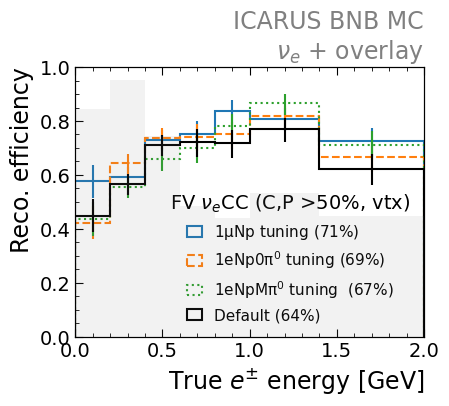
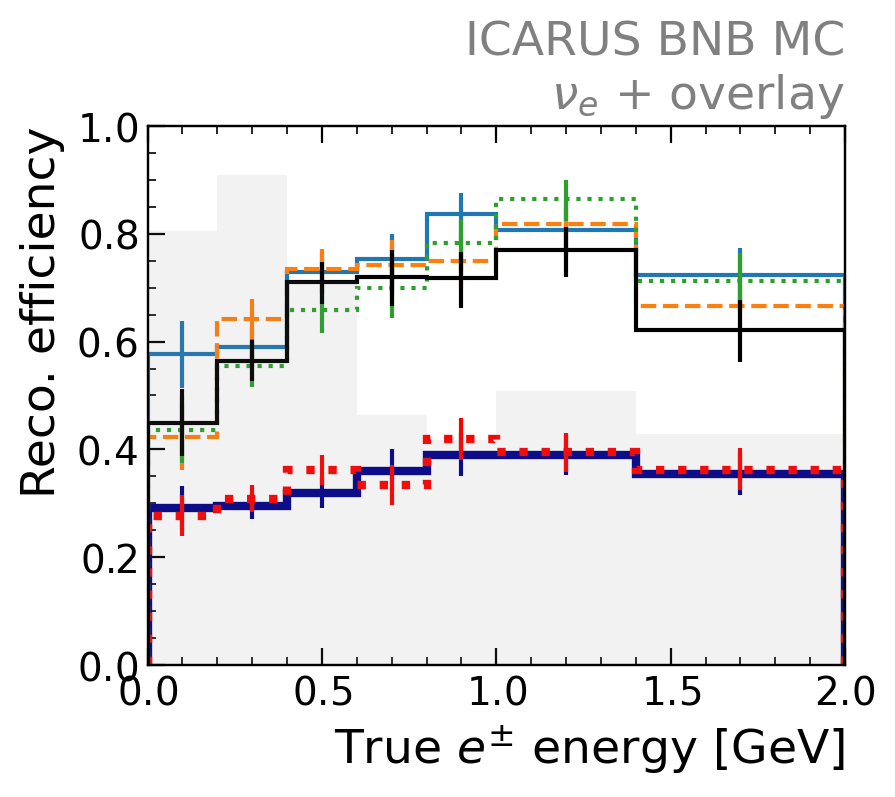
Unified diff of the notebook cell whose output changed from the first chart to the second:
--- before
+++ after
@@ -3,11 +3,8 @@
 # Variable
 
-'''
-Var = "nuenergy"
-# width = 0.2; binning = numpy.arange(0., 4+width, width)
-binning = [0, 0.4, 0.8, 1.2, 1.6, 2, 2.4, 2.8, 4]
-VarName = "True $\\nu_e$ energy [GeV]"
-'''
-
+# Var = "nuenergy"
+# # width = 0.2; binning = numpy.arange(0., 4+width, width)
+# binning = [0, 0.4, 0.8, 1.2, 1.6, 2, 2.4, 2.8, 4]
+# VarName = "True $\\nu_e$ energy [GeV]"
 
 Var = "collenergytruth"
@@ -15,16 +12,21 @@
 VarName = "True $e^{\pm}$ energy [GeV]"
 
+# Var = "dirytruth"
+# binning = [-1, -0.8, -0.6, -0.4, -0.2, 0, 0.2, 0.4, 0.6, 0.8, 1]
+# VarName = "cos($\\theta_y^{\\mathrm{true}}$)"
 
-'''
-Var = "dirytruth"
-binning = [-1, -0.8, -0.6, -0.4, -0.2, 0, 0.2, 0.4, 0.6, 0.8, 1]
-VarName = "cos($\\theta_y^{\\mathrm{true}}$)"
-'''
+# Var = "dirztruth"
+# binning = [-1, 0, 0.5, 0.7, 0.8, 0.9, 1]
+# VarName = "cos($\\theta_z^{\\mathrm{true}}$)"
 
-'''
-Var = "dirztruth"
-binning = [-1, 0, 0.5, 0.7, 0.8, 0.9, 1]
-VarName = "cos($\\theta_z^{\\mathrm{true}}$)"
-'''
+### V4 1uNp
+x, eff, err, totEff = ReconstructionEfficiency(Gen_1uNp_V4, Reco_1uNp_V4, Var, binning)
+ax.hist(x, weights=eff, bins=binning, histtype='step', lw=3, ec=f'darkblue', label=f'$\\mathrm{{1\\mu N p}}$ tuning (metric 4, {100*totEff:.0f}%)')
+ax.errorbar(x, eff, yerr=numpy.array(err).T, lw=1.5, c=f'darkblue', marker='', ls='')
+
+### V4 1eNp
+x, eff, err, totEff = ReconstructionEfficiency(Gen_1eNp_V4, Reco_1eNp_V4, Var, binning)
+ax.hist(x, weights=eff, bins=binning, histtype='step', lw=3, ec=f'red', ls=':', label=f'$\\mathrm{{1e N p}}$ tuning (metric 4, {100*totEff:.0f}%)')
+ax.errorbar(x, eff, yerr=numpy.array(err).T, lw=1.5, c=f'red', marker='', ls='')
 
 ### 2D + DNN-ROI, with pulse trains
@@ -52,5 +54,5 @@
 ax.set_xlabel(VarName, fontsize=17, loc='right')
 ax.set_ylabel("Reco. efficiency", fontsize=17, loc='top')
-leg = ax.legend(frameon=False, fancybox=False, fontsize=11, loc='lower right', handlelength=1, ncol=1, title='FV $\\nu_e$CC (C,P >50%, vtx)')
+# leg = ax.legend(frameon=False, fancybox=False, fontsize=11, loc='lower right', handlelength=1, ncol=1, title='FV $\\nu_e$CC (C,P >50%, vtx)')
 leg.get_title().set_fontsize('14')
 

Commit: [showers] addedl V4 validation plots